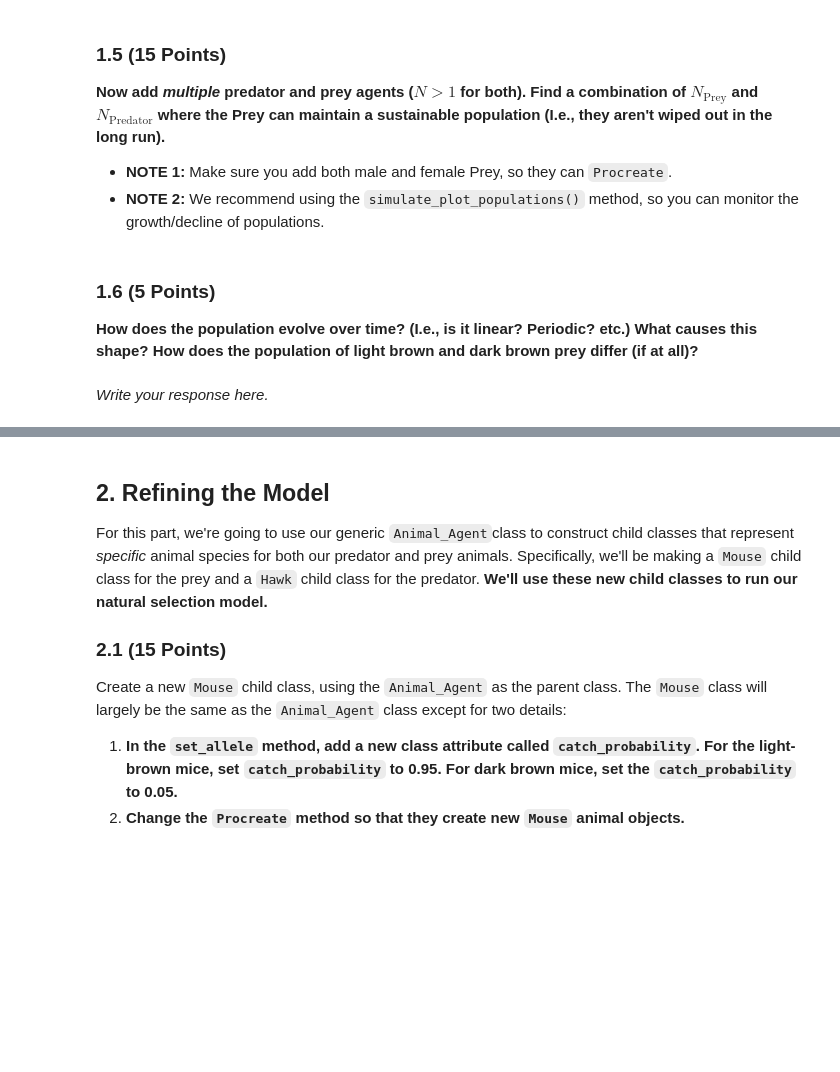
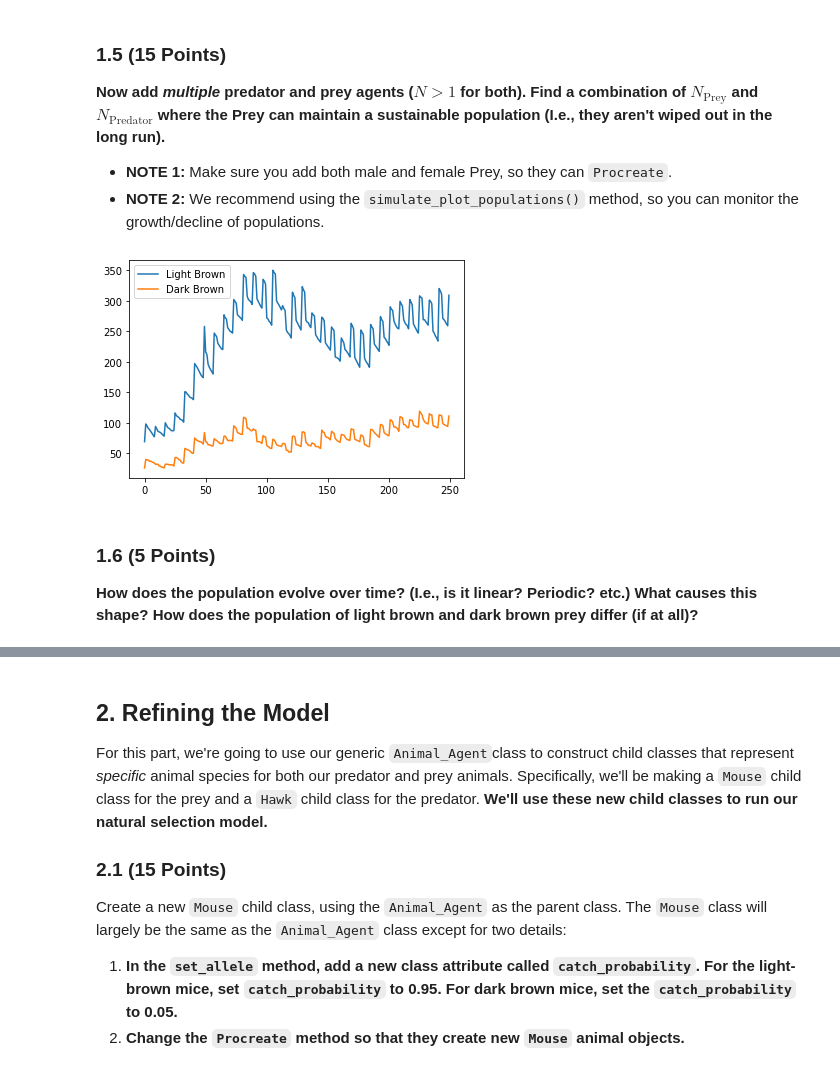
Before and after one commit to elsadeki/cmse202-s23-turnin, a Jupyter notebook: hw-03/HW3_ABMs_STUDENT.ipynb, the cells around one changed output, grey strips where cells are left out. Saved outputs shown, nothing was run; the diff lists cells and outputs as text; code cells hidden in the pictures; blank space fills up the shorter version.

```diff
--- a/hw-03/HW3_ABMs_STUDENT.ipynb
+++ b/hw-03/HW3_ABMs_STUDENT.ipynb
@@ -96,6 +125,23 @@ Construct a new `Environment` object and a new `Animal_Agent` object. Specify th
+# %%
+#Write your code here
+N_prey = 100
+N_predator = 5
+test_environment = Environment()
+for i in range(N_prey):
+    if i % 2 == 0:
+        temp_agent= Animal_Agent(sex = "F")
+
+    else:
+        temp_agent= Animal_Agent(sex = "M")
+    temp_agent.set_allele(random.randint(0,1),random.randint(0,1))
+    test_environment.add_agent(temp_agent)
+for i in range(N_predator):
+    temp_agent = Animal_Agent(ptype = "Predator", shape = "x", color = "red")
+    test_environment.add_agent(temp_agent)
+test_environment.simulate_plot_populations(250)
+# %% [output]
+[figure, added]
 # %% [markdown]
 ### 1.6 (5 Points)
 
 **How does the population evolve over time? (I.e., is it linear? Periodic? etc.) What causes this shape? How does the population of light brown and dark brown prey differ (if at all)?**
-# %% [markdown]
-*Write your response here.*
```
Also changed, not shown: parts of 23 cells of this notebook.
